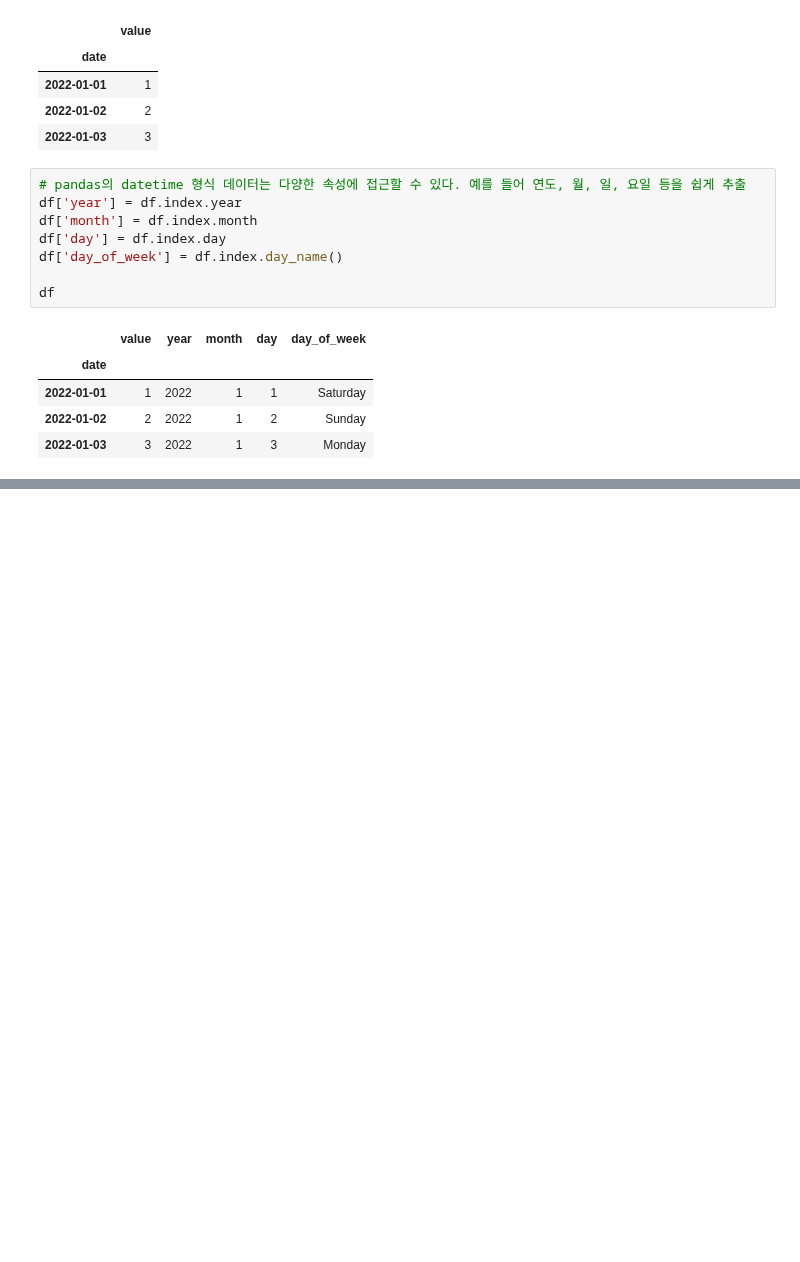
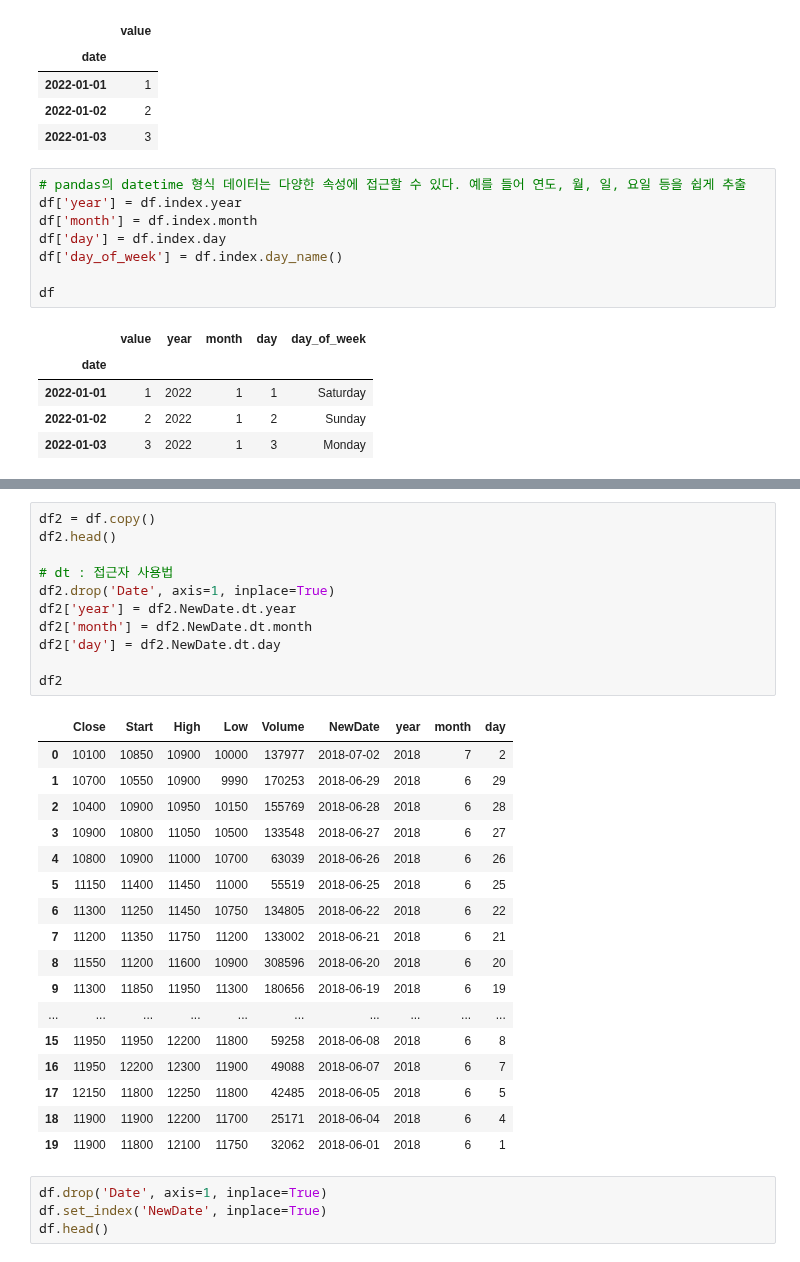
Before and after one commit to Kimhang-KDT/kita_2404, a Jupyter notebook: m3_분석 라이브러리/pandas_4_날짜.ipynb, the cells around one changed output, grey strips where cells are left out. Cells and saved outputs as stored; diff of their text form; blank space fills up the shorter version.

```diff
--- a/m3_분석 라이브러리/pandas_4_날짜.ipynb
+++ b/m3_분석 라이브러리/pandas_4_날짜.ipynb
@@ -293,0 +284,33 @@ df1
+# %%
+df2 = df.copy()
+df2.head()
+
+# dt : 접근자 사용법
+df2.drop('Date', axis=1, inplace=True)
+df2['year'] = df2.NewDate.dt.year
+df2['month'] = df2.NewDate.dt.month
+df2['day'] = df2.NewDate.dt.day
+
+df2
+# %% [output]
+|  | Close | Start | High | Low | Volume | NewDate | year | month | day |
+| 0 | 10100 | 10850 | 10900 | 10000 | 137977 | 2018-07-02 | 2018 | 7 | 2 |
+| 1 | 10700 | 10550 | 10900 | 9990 | 170253 | 2018-06-29 | 2018 | 6 | 29 |
+| 2 | 10400 | 10900 | 10950 | 10150 | 155769 | 2018-06-28 | 2018 | 6 | 28 |
+| 3 | 10900 | 10800 | 11050 | 10500 | 133548 | 2018-06-27 | 2018 | 6 | 27 |
+| 4 | 10800 | 10900 | 11000 | 10700 | 63039 | 2018-06-26 | 2018 | 6 | 26 |
+| 5 | 11150 | 11400 | 11450 | 11000 | 55519 | 2018-06-25 | 2018 | 6 | 25 |
+| 6 | 11300 | 11250 | 11450 | 10750 | 134805 | 2018-06-22 | 2018 | 6 | 22 |
+| 7 | 11200 | 11350 | 11750 | 11200 | 133002 | 2018-06-21 | 2018 | 6 | 21 |
+| 8 | 11550 | 11200 | 11600 | 10900 | 308596 | 2018-06-20 | 2018 | 6 | 20 |
+| 9 | 11300 | 11850 | 11950 | 11300 | 180656 | 2018-06-19 | 2018 | 6 | 19 |
+| ... | ... | ... | ... | ... | ... | ... | ... | ... | ... |
+| 15 | 11950 | 11950 | 12200 | 11800 | 59258 | 2018-06-08 | 2018 | 6 | 8 |
+| 16 | 11950 | 12200 | 12300 | 11900 | 49088 | 2018-06-07 | 2018 | 6 | 7 |
+| 17 | 12150 | 11800 | 12250 | 11800 | 42485 | 2018-06-05 | 2018 | 6 | 5 |
+| 18 | 11900 | 11900 | 12200 | 11700 | 25171 | 2018-06-04 | 2018 | 6 | 4 |
+| 19 | 11900 | 11800 | 12100 | 11750 | 32062 | 2018-06-01 | 2018 | 6 | 1 |
+# %%
+df.drop('Date', axis=1, inplace=True)
+df.set_index('NewDate', inplace=True)
+df.head()
```
Also changed, not shown: parts of 33 cells of this notebook.
